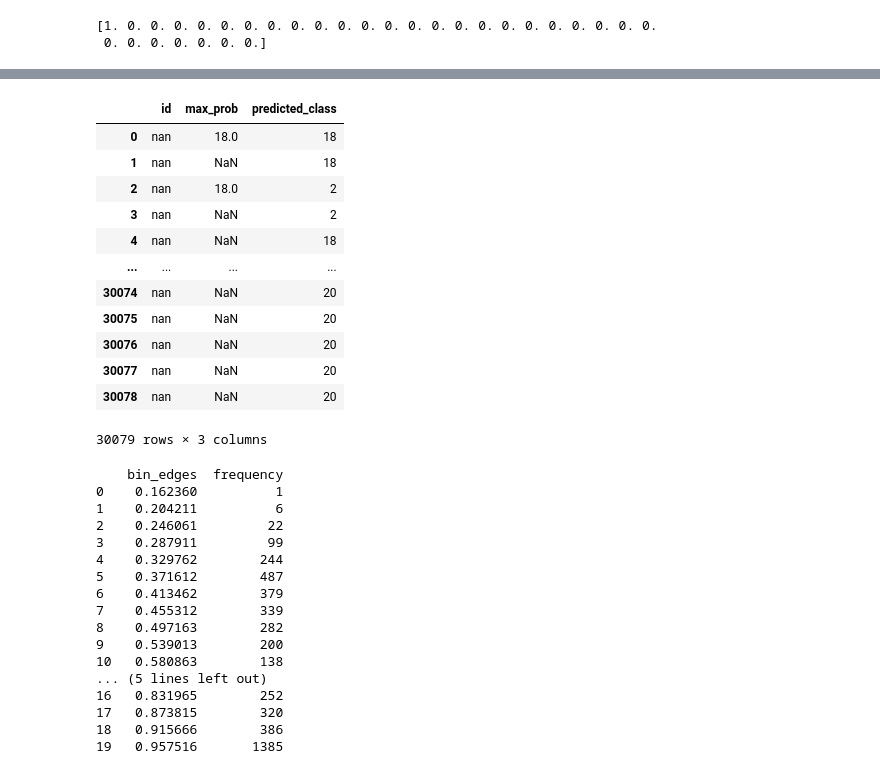
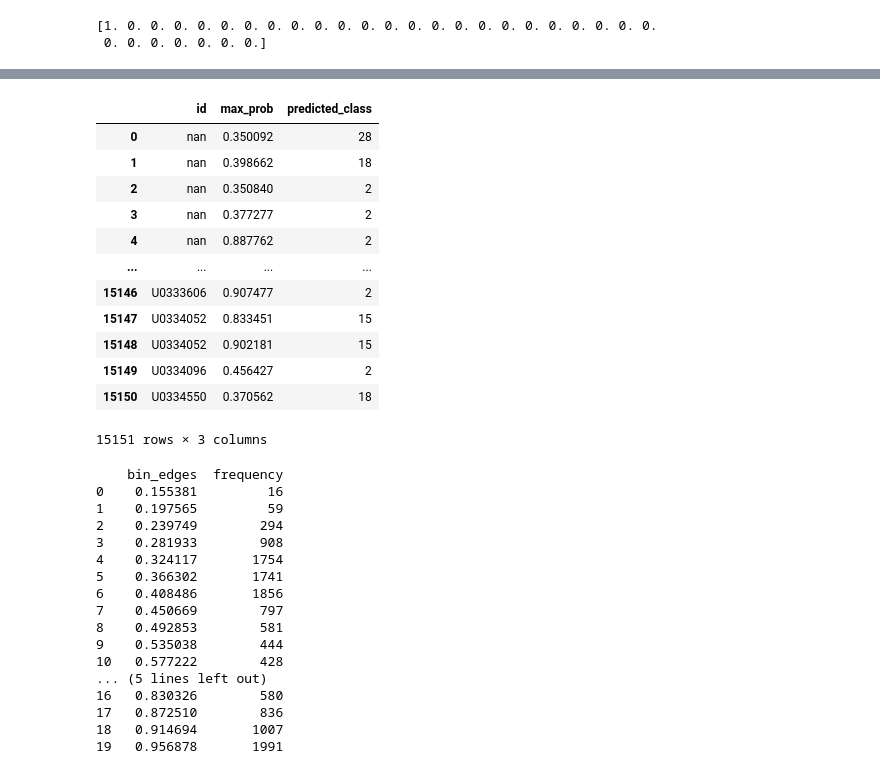
Before and after one commit to DaganItay/Itay-s-projects, a Jupyter notebook: HP_Orders_Classification.ipynb, the cells around one changed output, grey strips where cells are left out. Saved outputs shown, nothing was run; the diff lists cells and outputs as text; code cells hidden in the pictures.

```diff
--- a/HP_Orders_Classification.ipynb
+++ b/HP_Orders_Classification.ipynb
@@ -33,7 +33,7 @@ from joblib import dump, load
 n_of_programs_rows=0
 programs_to_delete=["NaN"]
 
-df=pd.read_excel('new.xlsx',sheet_name='new')
+df=pd.read_excel('forTrain.xlsx',sheet_name='forTrain')
 category_counts =df['Programs'].value_counts()
 
 # Filter out categories with less than n occurrences
@@ -465,0 +324,2 @@ Overall Accuracy: 0.8595
+# %%
+pipeline.fit(X,y)
@@ -466,9 +350,7 @@ Overall Accuracy: 0.8595
 # %%
-X=pd.read_excel('Others.xlsx',sheet_name='Other')
-X['Quarter_']=X['Quarter_'].str[-1]
+X=pd.read_excel('forClassify.xlsx',sheet_name='forClassify')
 column_types = {col: 'str' for col in X.columns if col != 'amount'}
 column_types['amount'] = 'float'
 X = X.astype(column_types)
 X['CombinedText'] = X['Detail Comments'] + ' ' + X['PO Description'] + ' ' + X['Item Description']
 X=X.drop(['Detail Comments','PO Description','Item Description'],axis=1)
-y_pred = pipeline.predict_proba(X)
@@ -475,25 +369,24 @@ y_pred = pipeline.predict_proba(X)
 # %%
 df_results = pd.DataFrame({
     'id': X['PO Number'],
-    'max_prob': df_results.max(axis=1),
+    'max_prob': y_pred.max(axis=1),
     'predicted_class': y_pred.argmax(axis=1),  # Add predicted class column
 })
+df_results
+# %% [output]
+|  | id | max_prob | predicted_class |
+| 0 | nan | 0.350092 | 28 |
+| 1 | nan | 0.398662 | 18 |
+| 2 | nan | 0.350840 | 2 |
+| 3 | nan | 0.377277 | 2 |
+| 4 | nan | 0.887762 | 2 |
+| ... | ... | ... | ... |
+| 15146 | U0333606 | 0.907477 | 2 |
+| 15147 | U0334052 | 0.833451 | 15 |
+| 15148 | U0334052 | 0.902181 | 15 |
+| 15149 | U0334096 | 0.456427 | 2 |
+| 15150 | U0334550 | 0.370562 | 18 |
+15151 rows × 3 columns
-# %%
-df_results
-# %% [output]
-|  | id | max_prob | predicted_class |
-| 0 | nan | 18.0 | 18 |
-| 1 | nan | NaN | 18 |
-| 2 | nan | 18.0 | 2 |
-| 3 | nan | NaN | 2 |
-| 4 | nan | NaN | 18 |
-| ... | ... | ... | ... |
-| 30074 | nan | NaN | 20 |
-| 30075 | nan | NaN | 20 |
-| 30076 | nan | NaN | 20 |
-| 30077 | nan | NaN | 20 |
-| 30078 | nan | NaN | 20 |
-30079 rows × 3 columns
 # %%
 # Calculate maximum values for each row
 max_values = [np.amax(row) for row in y_pred]
@@ -510,22 +403,22 @@ df_histogram = pd.DataFrame({'bin_edges': bin_edges[:-1], 'frequency': hist})
 print(df_histogram)
 # %% [output]
     bin_edges  frequency
-0    0.162360          1
-1    0.204211          6
-2    0.246061         22
-3    0.287911         99
-4    0.329762        244
-5    0.371612        487
-6    0.413462        379
-7    0.455312        339
-8    0.497163        282
-9    0.539013        200
-10   0.580863        138
+0    0.155381         16
+1    0.197565         59
+2    0.239749        294
+3    0.281933        908
+4    0.324117       1754
+5    0.366302       1741
+6    0.408486       1856
+7    0.450669        797
+8    0.492853        581
+9    0.535038        444
+10   0.577222        428
 ... (5 lines left out)
-16   0.831965        252
-17   0.873815        320
-18   0.915666        386
-19   0.957516       1385
+16   0.830326        580
+17   0.872510        836
+18   0.914694       1007
+19   0.956878       1991
 # %%
 import matplotlib.pyplot as plt
 
```
Also changed, not shown: parts of 15 cells of this notebook.
